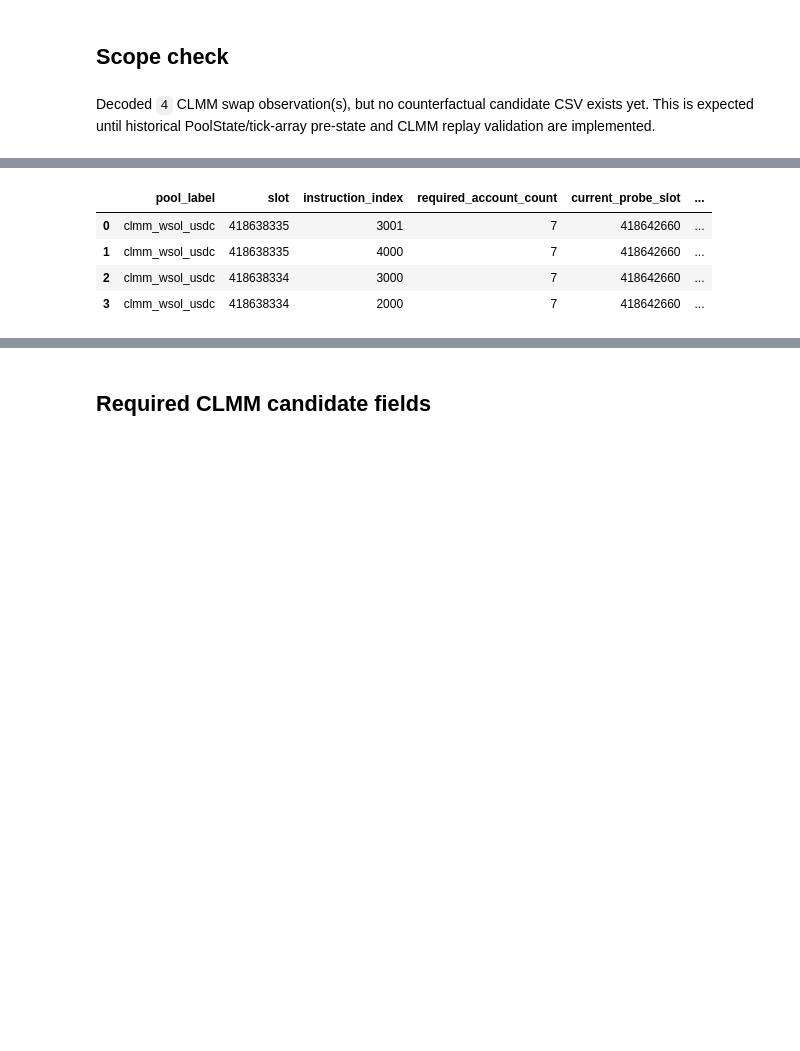
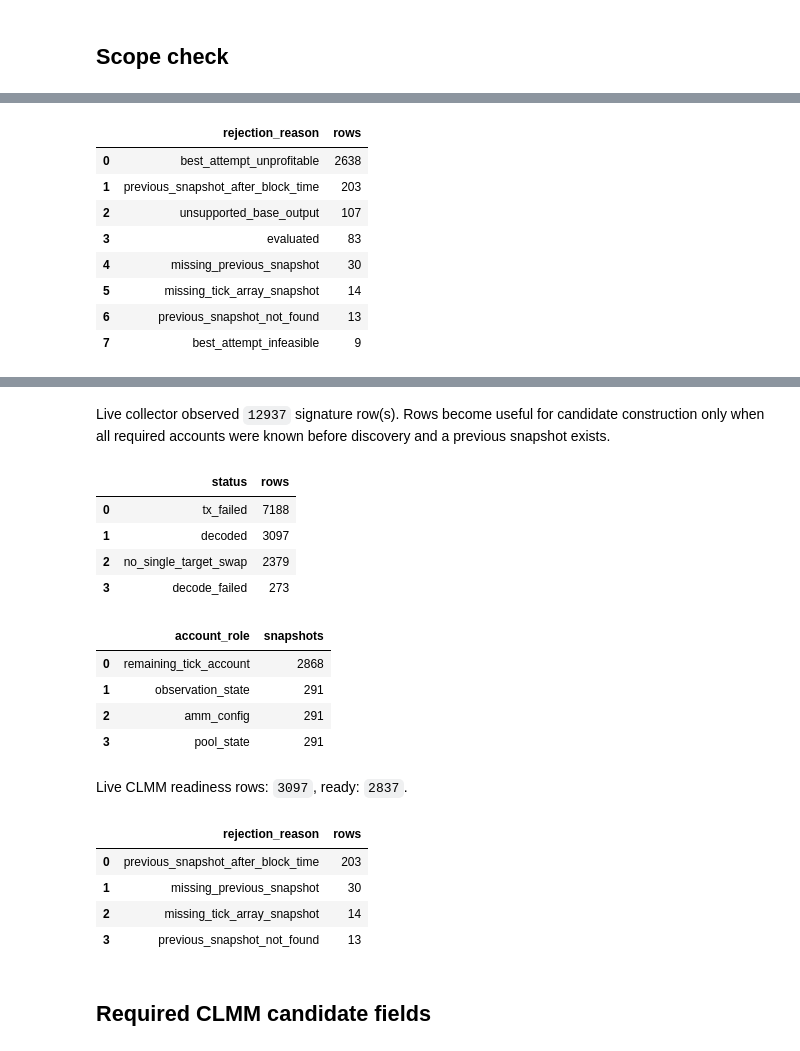
Before and after one commit to corey888773/solana-amm-attacks-analysis, a Jupyter notebook: notebooks/output/executed_03.ipynb, the cells around one changed output, grey strips where cells are left out. Cells and saved outputs as stored; diff of their text form; code cells hidden in the pictures; blank space fills up the shorter version.

```diff
--- a/notebooks/output/executed_03.ipynb
+++ b/notebooks/output/executed_03.ipynb
@@ -53,6 +56,9 @@ clmm_decoded = inputs["frames"]["historical_clmm_decoded"]
 clmm_status = inputs["frames"]["historical_clmm_swaps_status"]
 clmm_summary = inputs["frames"]["historical_clmm_pipeline_summary"]
 clmm_state_probe = inputs["frames"]["historical_clmm_state_probe"]
+clmm_live_swaps = inputs["frames"]["historical_clmm_live_swaps"]
+clmm_live_snapshots = inputs["frames"]["historical_clmm_live_snapshots"]
+clmm_live_candidates = inputs["frames"]["historical_clmm_live_candidates"]
 cpmm = inputs["frames"]["historical_cpmm"]
 
 display(data_readiness(ROOT, inputs, [
@@ -60,6 +66,9 @@ display(data_readiness(ROOT, inputs, [
     "historical_clmm_swaps_status",
     "historical_clmm_pipeline_summary",
     "historical_clmm_state_probe",
+    "historical_clmm_live_swaps",
+    "historical_clmm_live_snapshots",
+    "historical_clmm_live_candidates",
     "historical_clmm",
     "historical_cpmm",
 ]))
@@ -75,6 +87,10 @@ display(data_readiness(ROOT, inputs, [
 ## Scope check
 # %%
 if not clmm.empty:
+    if "model_status" in clmm:
+        display(clmm["model_status"].value_counts().rename_axis("model_status").reset_index(name="rows"))
+    if "rejection_reason" in clmm:
+        display(clmm["rejection_reason"].fillna("evaluated").value_counts().rename_axis("rejection_reason").reset_index(name="rows"))
     display(historical_counterfactual_summary(clmm))
 elif not clmm_decoded.empty:
     display(Markdown(
@@ -114,5 +130,19 @@ else:
     ))
     if not clmm_status.empty:
         display(clmm_status["analysis_status"].value_counts().rename_axis("analysis_status").reset_index(name="rows"))
+
+if not clmm_live_swaps.empty:
+    display(Markdown(
+        f"Live collector observed `{len(clmm_live_swaps)}` signature row(s). "
+        "Rows become useful for candidate construction only when all required accounts were known before discovery and a previous snapshot exists."
+    ))
+    display(clmm_live_swaps["status"].value_counts().rename_axis("status").reset_index(name="rows"))
+    if not clmm_live_snapshots.empty:
+        display(clmm_live_snapshots["account_role"].value_counts().rename_axis("account_role").reset_index(name="snapshots"))
+
+if not clmm_live_candidates.empty:
+    ready = clmm_live_candidates["live_candidate_ready"].astype(str).str.lower().isin(["true", "1"])
+    display(Markdown(f"Live CLMM readiness rows: `{len(clmm_live_candidates)}`, ready: `{int(ready.sum())}`."))
+    if "rejection_reason" in clmm_live_candidates:
+        display(clmm_live_candidates.loc[~ready, "rejection_reason"].value_counts().rename_axis("rejection_reason").reset_index(name="rows"))
 # %% [output]
-Decoded `4` CLMM swap observation(s), but no counterfactual candidate CSV exists yet. This is expected until historical PoolState/tick-array pre-state and CLMM replay validation are implemented.
@@ -122,5 +152,9 @@ Decoded `4` CLMM swap observation(s), but no counterfactual candidate CSV exists
-|  | pool_label | slot | instruction_index | required_account_count | current_probe_slot | ... |
-| 0 | clmm_wsol_usdc | 418638335 | 3001 | 7 | 418642660 | ... |
-| 1 | clmm_wsol_usdc | 418638335 | 4000 | 7 | 418642660 | ... |
-| 2 | clmm_wsol_usdc | 418638334 | 3000 | 7 | 418642660 | ... |
-| 3 | clmm_wsol_usdc | 418638334 | 2000 | 7 | 418642660 | ... |
+|  | rejection_reason | rows |
+| 0 | best_attempt_unprofitable | 2638 |
+| 1 | previous_snapshot_after_block_time | 203 |
+| 2 | unsupported_base_output | 107 |
+| 3 | evaluated | 83 |
+| 4 | missing_previous_snapshot | 30 |
+| 5 | missing_tick_array_snapshot | 14 |
+| 6 | previous_snapshot_not_found | 13 |
+| 7 | best_attempt_infeasible | 9 |
@@ -132,3 +165,20 @@ Decoded `4` CLMM swap observation(s), but no counterfactual candidate CSV exists
+Live collector observed `12937` signature row(s). Rows become useful for candidate construction only when all required accounts were known before discovery and a previous snapshot exists.
+|  | status | rows |
+| 0 | tx_failed | 7188 |
+| 1 | decoded | 3097 |
+| 2 | no_single_target_swap | 2379 |
+| 3 | decode_failed | 273 |
+|  | account_role | snapshots |
+| 0 | remaining_tick_account | 2868 |
+| 1 | observation_state | 291 |
+| 2 | amm_config | 291 |
+| 3 | pool_state | 291 |
+Live CLMM readiness rows: `3097`, ready: `2837`.
+|  | rejection_reason | rows |
+| 0 | previous_snapshot_after_block_time | 203 |
+| 1 | missing_previous_snapshot | 30 |
+| 2 | missing_tick_array_snapshot | 14 |
+| 3 | previous_snapshot_not_found | 13 |
 # %% [markdown]
 ## Required CLMM candidate fields
 # %%
```
Also changed, not shown: parts of 11 cells of this notebook, 3 other files.
